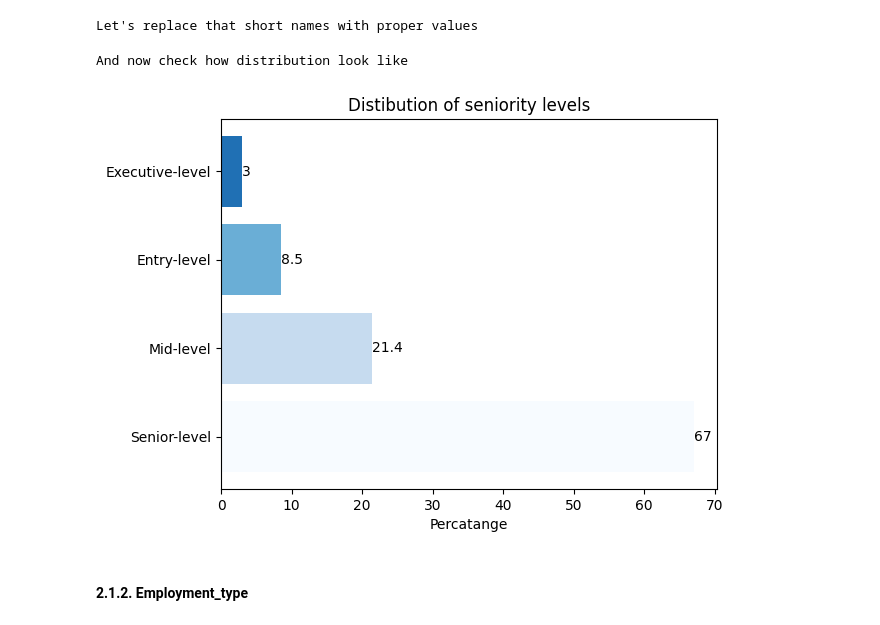
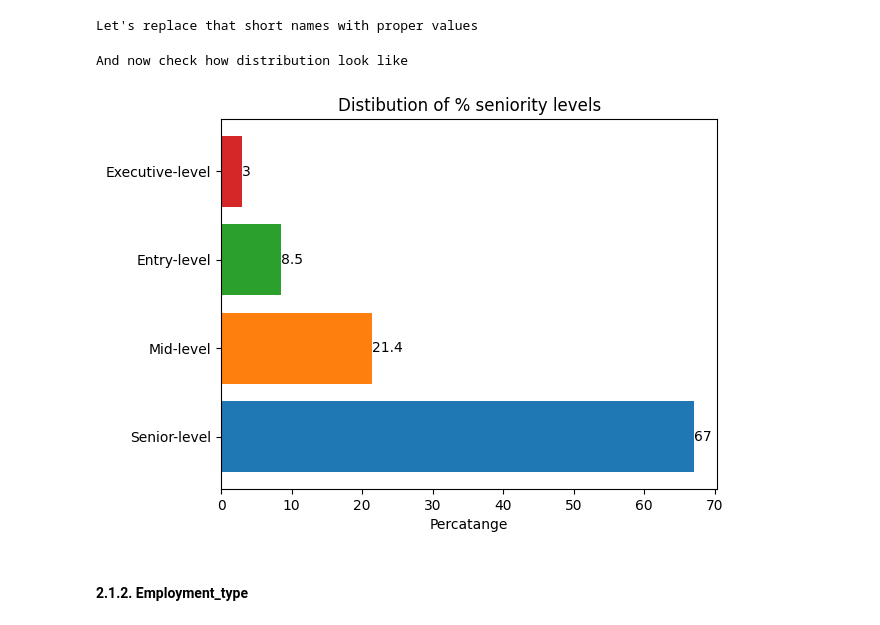
Before and after one commit to ST4N3R/eda_projects, a Jupyter notebook: Data_Science_salaries/main.ipynb, the cells around one changed output. Cells and saved outputs as stored; diff of their text form; code cells hidden in the pictures.

```diff
--- a/Data_Science_salaries/main.ipynb
+++ b/Data_Science_salaries/main.ipynb
@@ -87,26 +88,23 @@ Let's replace that short names with proper values
 # %%
 print('And now check how distribution look like')
 
 level_count = ds_salaries['experience_level'].value_counts()
 level_values = [level_count[i] / sum(level_count) for i in range(len(level_count))]
 
 fig, ax = plt.subplots()
 
-base_color = plt.cm.get_cmap('Blues')
-colors = [base_color(i / 4) for i in range(4)]
-
 for i, level in enumerate(level_count.index):
-    rects = ax.barh(level, round(level_values[i]*100, 1), label=level, color=colors[i])
+    rects = ax.barh(level, round(level_values[i]*100, 1), label=level)
 
     ax.bar_label(rects)
 
 ax.set_xlabel('Percatange')
-ax.set_title('Distibution of seniority levels')
+ax.set_title('Distibution of % seniority levels')
 
 plt.show()
 # %% [output]
 And now check how distribution look like
-[figure, old version]
+[figure, new version]
 # %% [markdown]
 #### 2.1.2. Employment_type
 # %%
```
Also changed, not shown: parts of 11 cells of this notebook.
